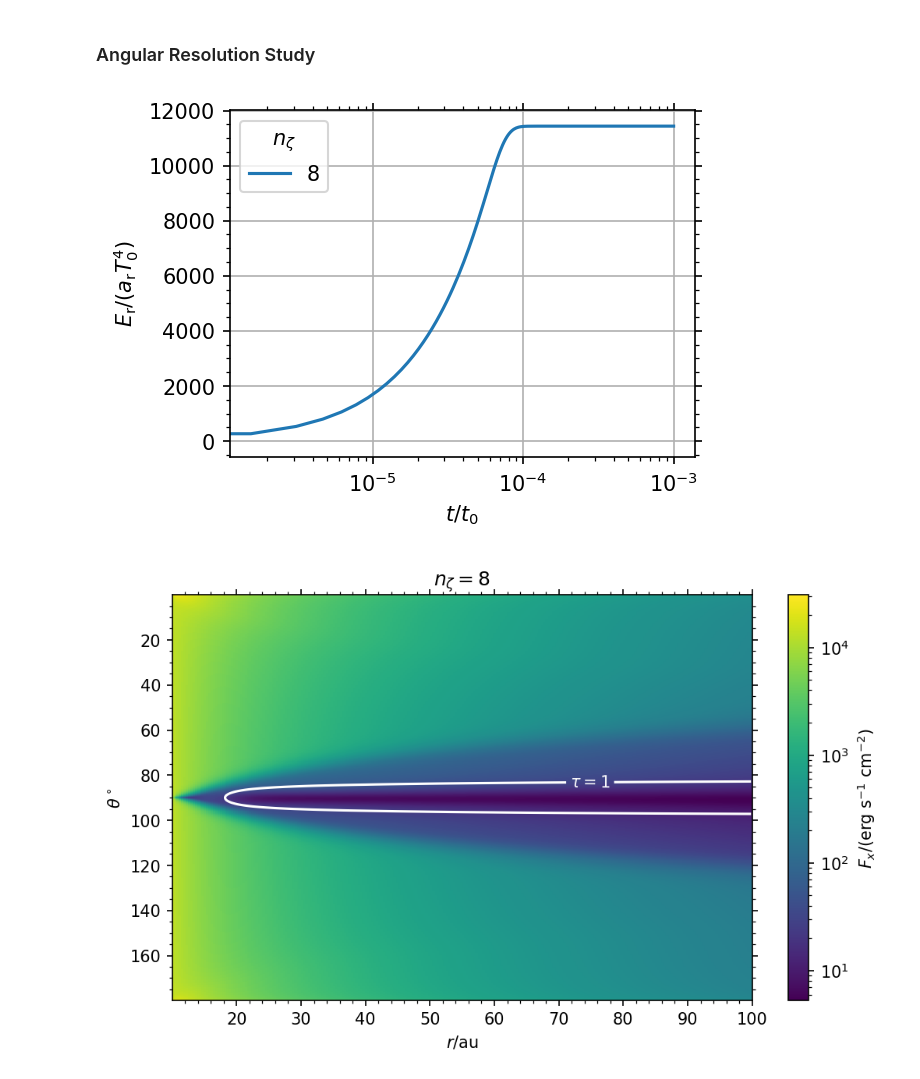
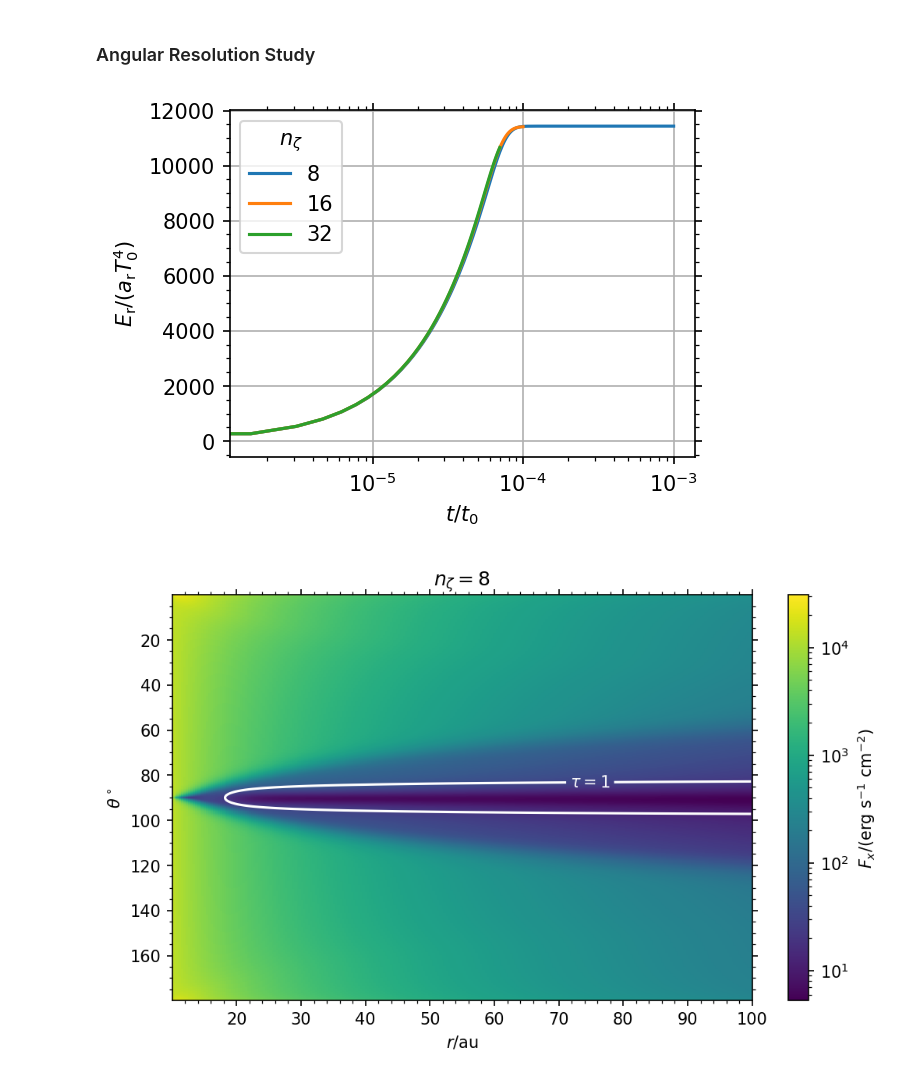
Before and after one commit to sabaronett/rad-hydro, a Jupyter notebook: athena/dev/single_ray_tracing/SingleRayTracing.ipynb, the cells around one changed output. Drawn from its saved outputs; the diff is of its cells as text; code cells hidden in the pictures.

```diff
--- a/athena/dev/single_ray_tracing/SingleRayTracing.ipynb
+++ b/athena/dev/single_ray_tracing/SingleRayTracing.ipynb
@@ -412,30 +412,30 @@ F(10 au) = 1.3e+04 erg/cm^2/s = 13.17 W/m^2
 # %%
 #==============================================================================
 import sys
 sys.path.insert(0, '/home/stanley/github/PrincetonUniversity/athena/vis/python')
 import athena_read
 import matplotlib.pyplot as plt
 
 problem_id = 'single_ray_tracing'
-nzetas = [8, 16, 32, 64, 128, 256]
+nzetas = [8, 16, 32]#, 64, 128, 256]
 fig, ax = plt.subplots(figsize=(4, 3), dpi=150)
 
 # Read and plot
 for z, nzeta in enumerate(nzetas):
     path = f'nzeta{nzeta}'
     hst = athena_read.hst(f'{path}/output/{problem_id}.hst')
 
     ax.semilogx(hst['time'], hst['Er'], label=nzeta)
 
 # Format (sub)plots
 ax.grid()
 ax.legend(title=r'$n_\zeta$')
 ax.minorticks_on()
 ax.set(xlabel='$t/t_0$', ylabel=r'$E_\mathrm{r}/(a_\mathrm{r}T_0^4$)')
 ax.tick_params(axis='both', which='both', top=True, right=True)
 # plt.savefig(f'NAME.jpg', bbox_inches='tight', pad_inches=0.01)
 # %% [output]
-[figure, old version]
+[figure, new version]
 # %%
 #===============================================================================
 import sys
```
Also changed, not shown: parts of 5 cells of this notebook, 4 other files.
